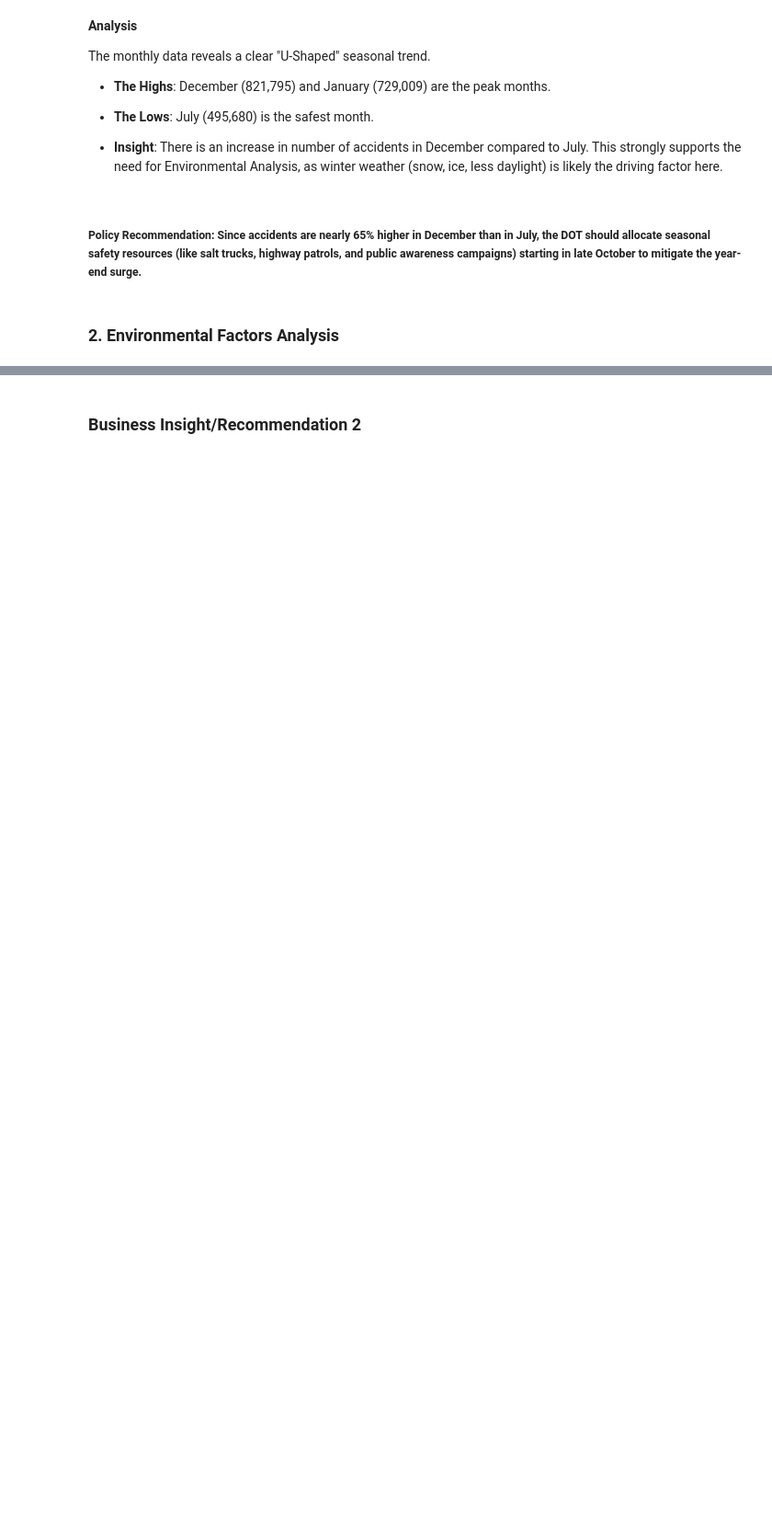
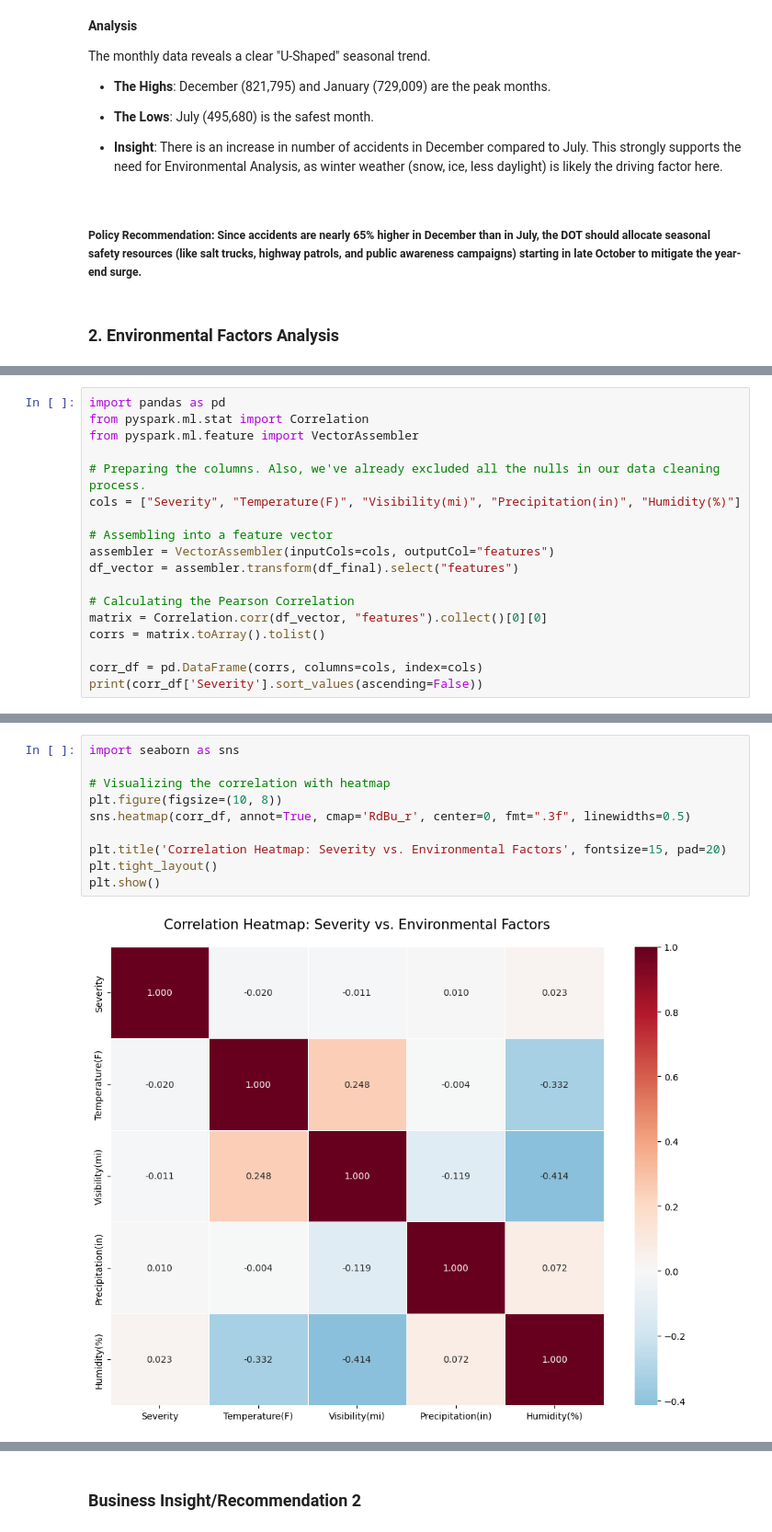
Before and after one commit to AAshishG70/us_traffic_accidents_analysis, a Jupyter notebook: us_traffic_accidents_analysis.ipynb, the cells around one changed output, grey strips where cells are left out. Shown at 92% size. Drawn from its saved outputs; the diff is of its cells as text; blank space fills up the shorter version.

```diff
--- a/us_traffic_accidents_analysis.ipynb
+++ b/us_traffic_accidents_analysis.ipynb
@@ -524,0 +581,18 @@ py4j.protocol.Py4JNetworkError: Error while sending or receiving
+# %%
+import pandas as pd
+from pyspark.ml.stat import Correlation
+from pyspark.ml.feature import VectorAssembler
+
+# Preparing the columns. Also, we've already excluded all the nulls in our data cleaning process.
+cols = ["Severity", "Temperature(F)", "Visibility(mi)", "Precipitation(in)", "Humidity(%)"]
+
+# Assembling into a feature vector
+assembler = VectorAssembler(inputCols=cols, outputCol="features")
+df_vector = assembler.transform(df_final).select("features")
+
+# Calculating the Pearson Correlation
+matrix = Correlation.corr(df_vector, "features").collect()[0][0]
+corrs = matrix.toArray().tolist()
+
+corr_df = pd.DataFrame(corrs, columns=cols, index=cols)
+print(corr_df['Severity'].sort_values(ascending=False))
@@ -524,0 +606,12 @@ py4j.protocol.Py4JNetworkError: Error while sending or receiving
+# %%
+import seaborn as sns
+
+# Visualizing the correlation with heatmap
+plt.figure(figsize=(10, 8))
+sns.heatmap(corr_df, annot=True, cmap='RdBu_r', center=0, fmt=".3f", linewidths=0.5)
+
+plt.title('Correlation Heatmap: Severity vs. Environmental Factors', fontsize=15, pad=20)
+plt.tight_layout()
+plt.show()
+# %% [output]
+[figure, added]
```
Also changed, not shown: parts of 46 cells of this notebook.
